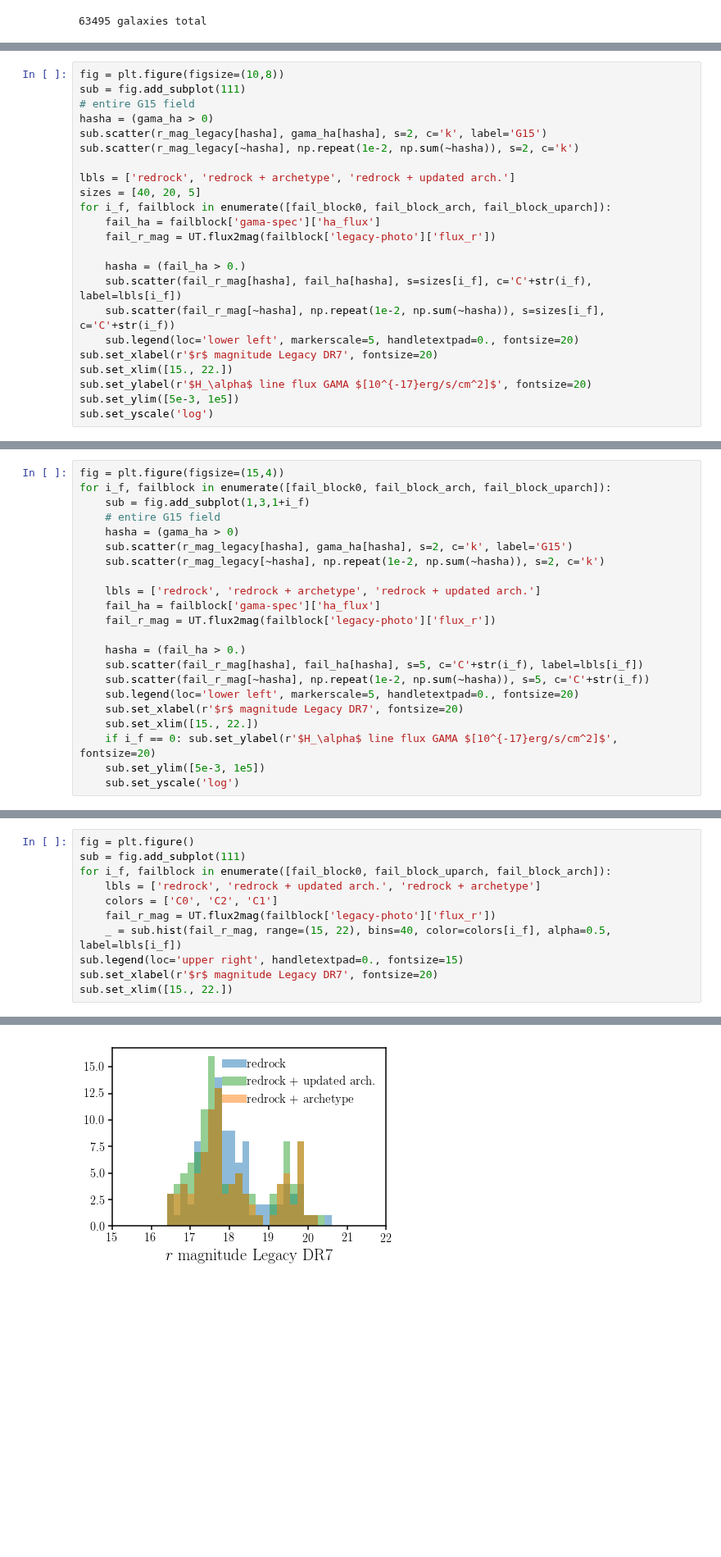
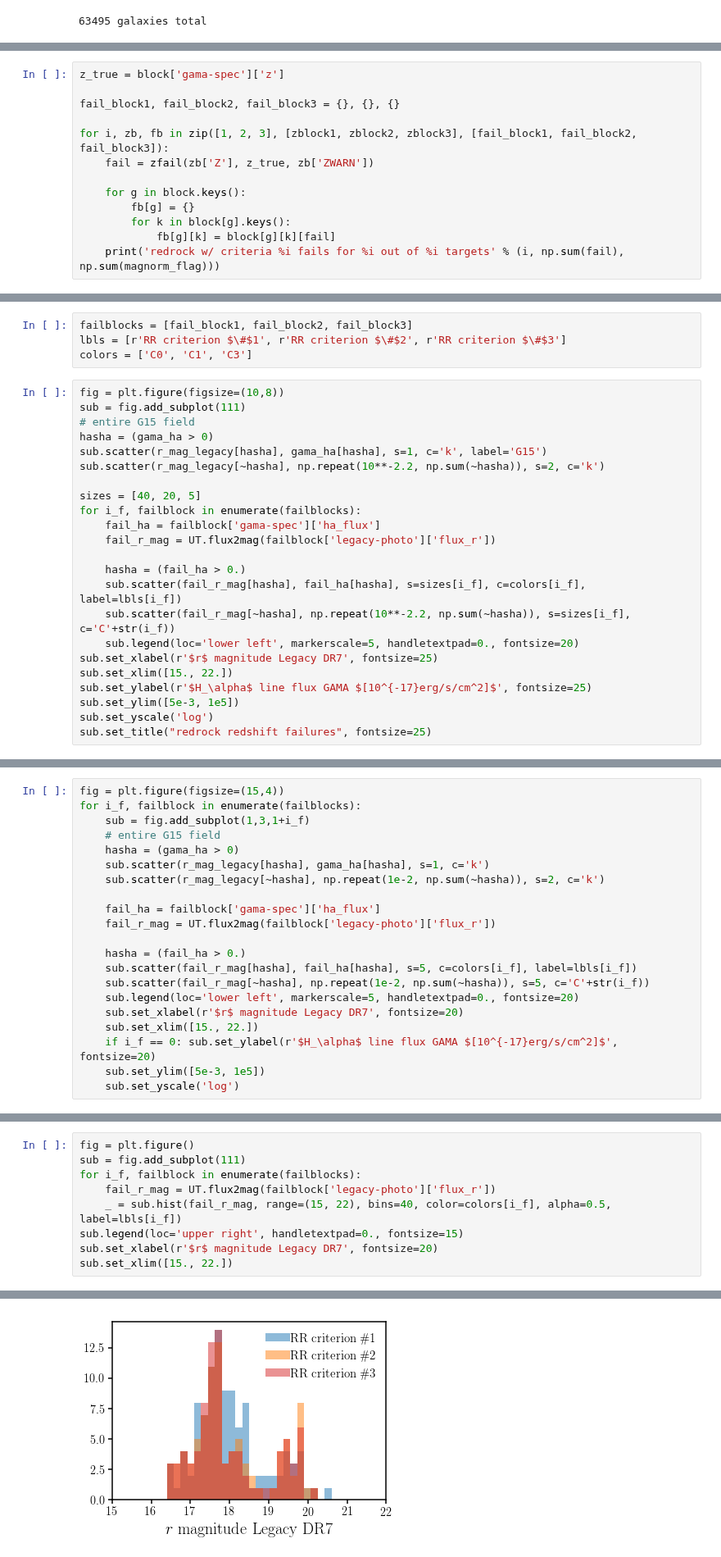
Before and after one commit to desi-bgs/feasiBGS, a Jupyter notebook: notebook/local_G3L7_redrock_zfail_archetype.ipynb, the cells around one changed output, grey strips where cells are left out. Shown at 82% size. Saved outputs shown, nothing was run; the diff lists cells and outputs as text; blank space fills up the shorter version.

Commit message:
redshift success rate for redrock result with updated archetype and template

```diff
--- a/notebook/local_G3L7_redrock_zfail_archetype.ipynb
+++ b/notebook/local_G3L7_redrock_zfail_archetype.ipynb
@@ -116,0 +84,13 @@ redrock w/ updated archetype fails for 116 out of 4972 targets
+# %%
+z_true = block['gama-spec']['z']
+
+fail_block1, fail_block2, fail_block3 = {}, {}, {}
+
+for i, zb, fb in zip([1, 2, 3], [zblock1, zblock2, zblock3], [fail_block1, fail_block2, fail_block3]):
+    fail = zfail(zb['Z'], z_true, zb['ZWARN'])
+
+    for g in block.keys():
+        fb[g] = {}
+        for k in block[g].keys():
+            fb[g][k] = block[g][k][fail]
+    print('redrock w/ criteria %i fails for %i out of %i targets' % (i, np.sum(fail), np.sum(magnorm_flag)))
@@ -117,24 +101,28 @@ redrock w/ updated archetype fails for 116 out of 4972 targets
+# %%
+failblocks = [fail_block1, fail_block2, fail_block3]
+lbls = [r'RR criterion $\#$1', r'RR criterion $\#$2', r'RR criterion $\#$3']
+colors = ['C0', 'C1', 'C3']
 # %%
 fig = plt.figure(figsize=(10,8))
 sub = fig.add_subplot(111)
 # entire G15 field
 hasha = (gama_ha > 0)
-sub.scatter(r_mag_legacy[hasha], gama_ha[hasha], s=2, c='k', label='G15')
-sub.scatter(r_mag_legacy[~hasha], np.repeat(1e-2, np.sum(~hasha)), s=2, c='k')
+sub.scatter(r_mag_legacy[hasha], gama_ha[hasha], s=1, c='k', label='G15')
+sub.scatter(r_mag_legacy[~hasha], np.repeat(10**-2.2, np.sum(~hasha)), s=2, c='k')
 
-lbls = ['redrock', 'redrock + archetype', 'redrock + updated arch.']
 sizes = [40, 20, 5]
-for i_f, failblock in enumerate([fail_block0, fail_block_arch, fail_block_uparch]):
+for i_f, failblock in enumerate(failblocks):
     fail_ha = failblock['gama-spec']['ha_flux']
     fail_r_mag = UT.flux2mag(failblock['legacy-photo']['flux_r'])
 
     hasha = (fail_ha > 0.)
-    sub.scatter(fail_r_mag[hasha], fail_ha[hasha], s=sizes[i_f], c='C'+str(i_f), label=lbls[i_f])
-    sub.scatter(fail_r_mag[~hasha], np.repeat(1e-2, np.sum(~hasha)), s=sizes[i_f], c='C'+str(i_f))
+    sub.scatter(fail_r_mag[hasha], fail_ha[hasha], s=sizes[i_f], c=colors[i_f], label=lbls[i_f])
+    sub.scatter(fail_r_mag[~hasha], np.repeat(10**-2.2, np.sum(~hasha)), s=sizes[i_f], c='C'+str(i_f))
     sub.legend(loc='lower left', markerscale=5, handletextpad=0., fontsize=20)
-sub.set_xlabel(r'$r$ magnitude Legacy DR7', fontsize=20)
+sub.set_xlabel(r'$r$ magnitude Legacy DR7', fontsize=25)
 sub.set_xlim([15., 22.])
-sub.set_ylabel(r'$H_\alpha$ line flux GAMA $[10^{-17}erg/s/cm^2]$', fontsize=20)
+sub.set_ylabel(r'$H_\alpha$ line flux GAMA $[10^{-17}erg/s/cm^2]$', fontsize=25)
 sub.set_ylim([5e-3, 1e5])
 sub.set_yscale('log')
+sub.set_title("redrock redshift failures", fontsize=25)
 # %% [output]
@@ -142,18 +131,17 @@ sub.set_yscale('log')
 # %%
 fig = plt.figure(figsize=(15,4))
-for i_f, failblock in enumerate([fail_block0, fail_block_arch, fail_block_uparch]):
+for i_f, failblock in enumerate(failblocks):
     sub = fig.add_subplot(1,3,1+i_f)
     # entire G15 field
     hasha = (gama_ha > 0)
-    sub.scatter(r_mag_legacy[hasha], gama_ha[hasha], s=2, c='k', label='G15')
+    sub.scatter(r_mag_legacy[hasha], gama_ha[hasha], s=1, c='k')
     sub.scatter(r_mag_legacy[~hasha], np.repeat(1e-2, np.sum(~hasha)), s=2, c='k')
 
-    lbls = ['redrock', 'redrock + archetype', 'redrock + updated arch.']
     fail_ha = failblock['gama-spec']['ha_flux']
     fail_r_mag = UT.flux2mag(failblock['legacy-photo']['flux_r'])
 
     hasha = (fail_ha > 0.)
-    sub.scatter(fail_r_mag[hasha], fail_ha[hasha], s=5, c='C'+str(i_f), label=lbls[i_f])
+    sub.scatter(fail_r_mag[hasha], fail_ha[hasha], s=5, c=colors[i_f], label=lbls[i_f])
     sub.scatter(fail_r_mag[~hasha], np.repeat(1e-2, np.sum(~hasha)), s=5, c='C'+str(i_f))
     sub.legend(loc='lower left', markerscale=5, handletextpad=0., fontsize=20)
     sub.set_xlabel(r'$r$ magnitude Legacy DR7', fontsize=20)
@@ -166,17 +154,15 @@ for i_f, failblock in enumerate([fail_block0, fail_block_arch, fail_block_uparch
 # %%
 fig = plt.figure()
 sub = fig.add_subplot(111)
-for i_f, failblock in enumerate([fail_block0, fail_block_uparch, fail_block_arch]):
-    lbls = ['redrock', 'redrock + updated arch.', 'redrock + archetype']
-    colors = ['C0', 'C2', 'C1']
+for i_f, failblock in enumerate(failblocks):
     fail_r_mag = UT.flux2mag(failblock['legacy-photo']['flux_r'])
     _ = sub.hist(fail_r_mag, range=(15, 22), bins=40, color=colors[i_f], alpha=0.5, label=lbls[i_f])
 sub.legend(loc='upper right', handletextpad=0., fontsize=15)
 sub.set_xlabel(r'$r$ magnitude Legacy DR7', fontsize=20)
 sub.set_xlim([15., 22.])
 # %% [output]
 (15.0, 22.0)
-[figure, old version]
+[figure, new version]
 # %%
 fig = plt.figure()
 sub = fig.add_subplot(111)
```
Also changed, not shown: parts of 10 cells of this notebook, 1 other file.
